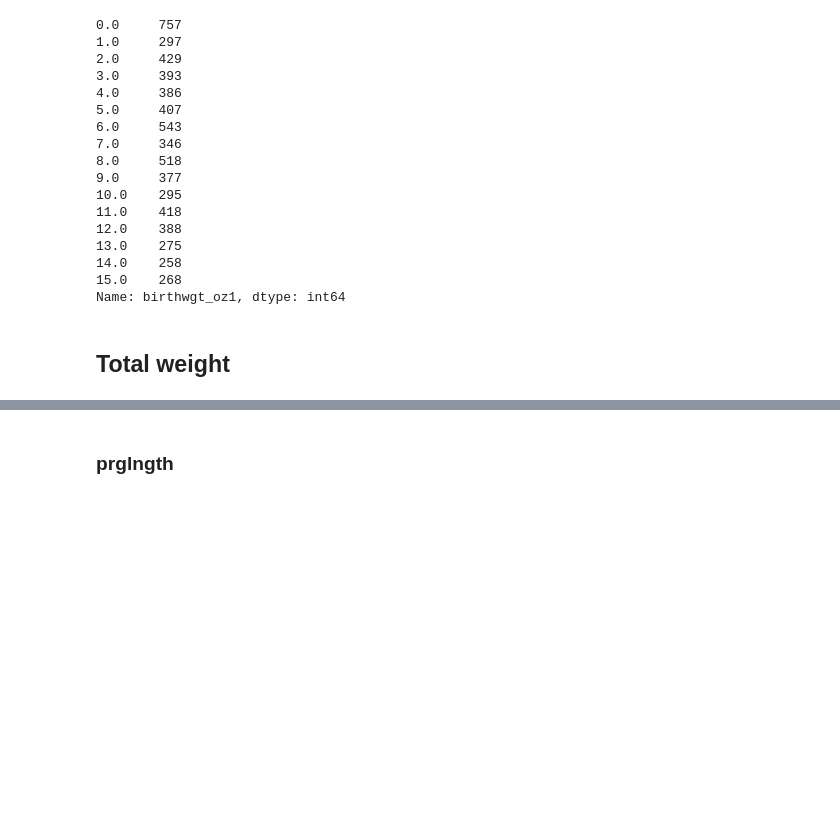
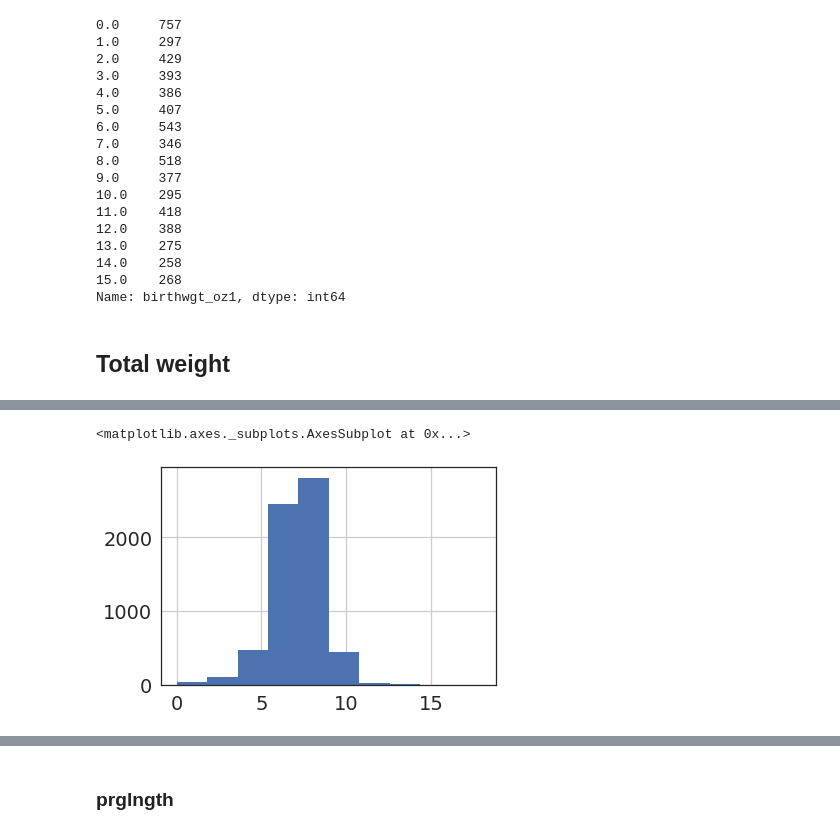
Before and after one commit to AllenDowney/ExploratoryDataAnalysis, a Jupyter notebook: eda_chap1.ipynb, the cells around one changed output, grey strips where cells are left out. Saved outputs shown, nothing was run; the diff lists cells and outputs as text; code cells hidden in the pictures; blank space fills up the shorter version.

```diff
--- a/eda_chap1.ipynb
+++ b/eda_chap1.ipynb
@@ -261,3 +275,8 @@ Length: 181, dtype: int64
+# %%
+birth_weight.hist()
+# %% [output]
+<matplotlib.axes._subplots.AxesSubplot at 0x...>
+[figure, added]
 # %%
 # ValueError: cannot convert float NaN to integer
 # can't handle NaN
```
Also changed, not shown: parts of 52 cells of this notebook.
